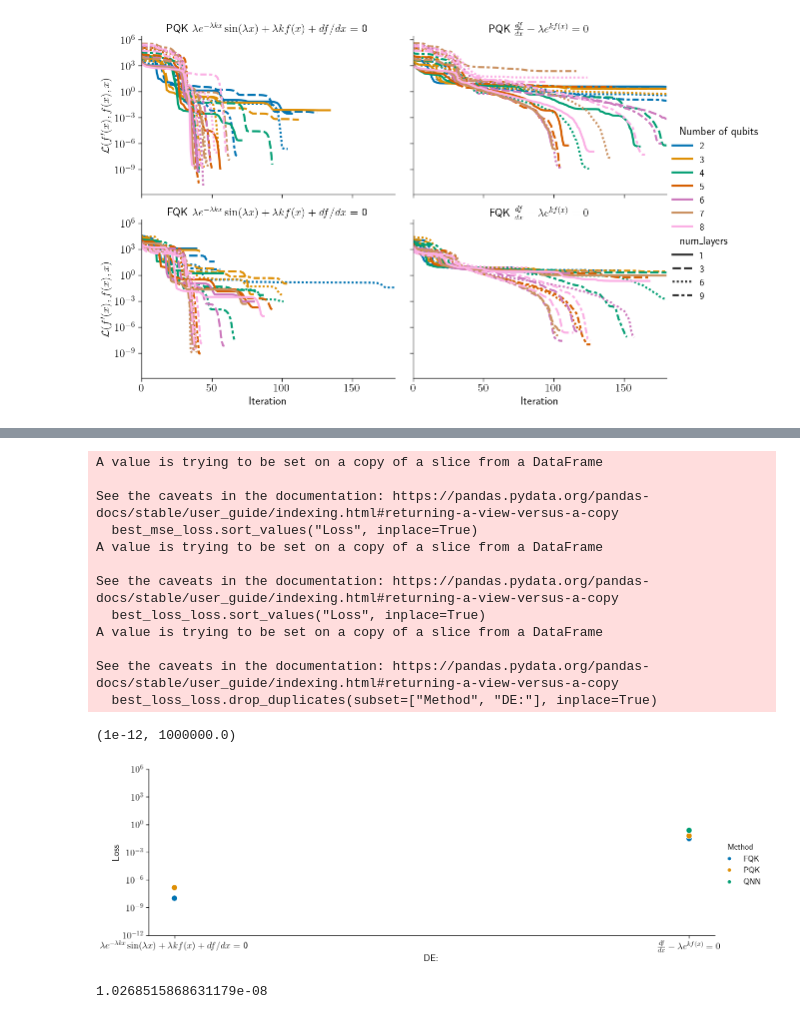
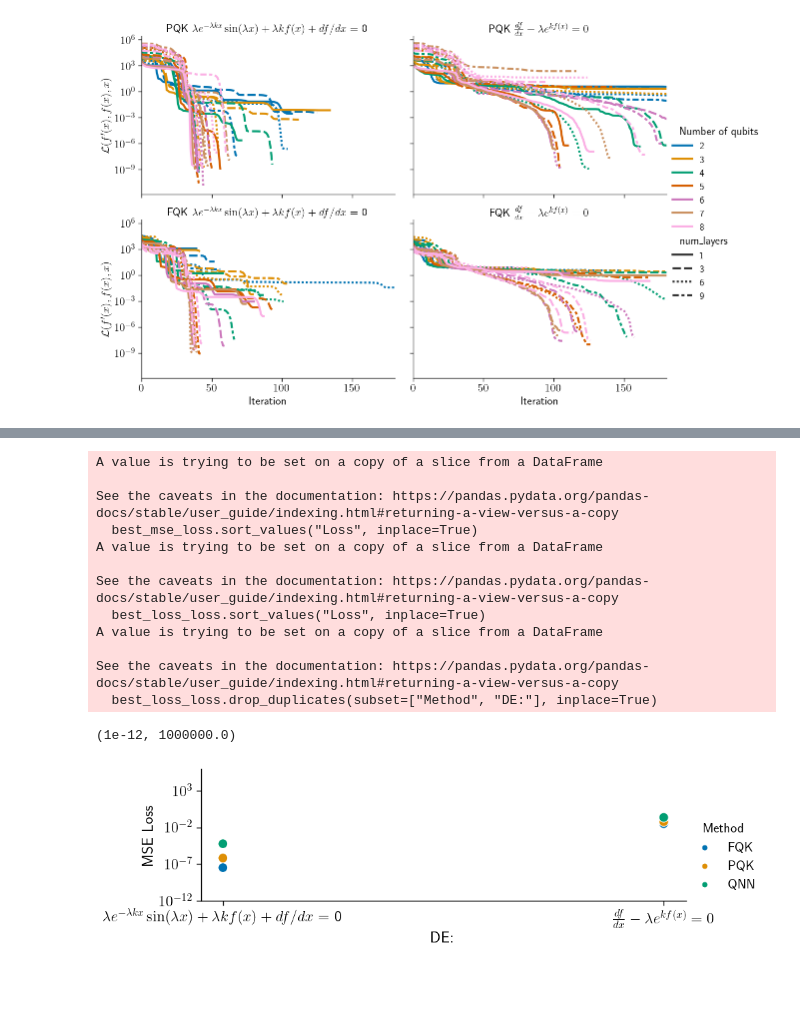
Before and after one commit to rupof/KernelDE, a Jupyter notebook: plotting_notebooks/local_plot_QNN_vs_QK.ipynb, the cells around one changed output, grey strips where cells are left out. Drawn from its saved outputs; the diff is of its cells as text; code cells hidden in the pictures; blank space fills up the shorter version.

```diff
--- a/plotting_notebooks/local_plot_QNN_vs_QK.ipynb
+++ b/plotting_notebooks/local_plot_QNN_vs_QK.ipynb
@@ -217,11 +224,12 @@ plt.xlim(0, 180)
 results_QNN = results[results["method"] == "QNN"]
 results_Kernels = results[results["method"] != "QNN"]
 
-results_QNN["min " + mse_history_str] = results_QNN.groupby(["method", "loss_name", "num_qubits", "num_layers", "lr", "boundary_handling"])["mse_history"].transform("min")
-results_QNN["min " + loss_history_str] = results_QNN.groupby(["method", "loss_name", "num_qubits", "num_layers", "lr", "boundary_handling"])["loss_history"].transform("min")
 
-results_Kernels["min " + mse_history_str] = results_Kernels.groupby(["method", "loss_name", "num_qubits", "num_layers",])["mse_history"].transform("min")
-results_Kernels["min " + loss_history_str] = results_Kernels.groupby(["method", "loss_name", "num_qubits", "num_layers",])["loss_history"].transform("min")
+results_QNN["min " + mse_history_str] = results_QNN.groupby(["method", "loss_name", "num_qubits", "num_layers", "lr", "boundary_handling"])["mse_history"].transform("last")
+results_QNN["min " + loss_history_str] = results_QNN.groupby(["method", "loss_name", "num_qubits", "num_layers", "lr", "boundary_handling"])["loss_history"].transform("last")
+
+results_Kernels["min " + mse_history_str] = results_Kernels.groupby(["method", "loss_name", "num_qubits", "num_layers",])["mse_history"].transform("last")
+results_Kernels["min " + loss_history_str] = results_Kernels.groupby(["method", "loss_name", "num_qubits", "num_layers",])["loss_history"].transform("last")
 
 
 
@@ -431,15 +455,15 @@ best_loss_loss = best_loss_loss[best_loss_loss["Type of Loss"] == loss_history_s
 best_loss_loss.sort_values("Loss", inplace=True)
 best_loss_loss.drop_duplicates(subset=["Method", "DE:"], inplace=True)
 
+best_mse_loss["MSE Loss"] = best_mse_loss["Loss"]
 
 
-
-g = sns.relplot(x="DE:", y="Loss",
+g = sns.relplot(x="DE:", y="MSE Loss",
                 data=best_mse_loss,
                 kind="scatter",
                 hue="Method",
                 hue_order=["FQK", "PQK", "QNN"],
-                height=5,  # Adjust the height as needed
+                height=3,  # Adjust the height as needed
                 aspect=3,
                 palette=palette,
                 s=100
@@ -450,38 +474,34 @@ g = sns.relplot(x="DE:", y="Loss",
 
 #plt.suptitle
 
 g.set_titles("{col_name} / {row_name}")
 g.set(yscale="log")
 
 
 #leg = g._legend
 
 plt.ylim(1e-12, 1e6)
 
 
 #leg.set_frame_on(True)
 
 #export with 400 dpi
 #plt.savefig("./DE_0_30_comparison.png", dpi=400)
 # %% [output]
 A value is trying to be set on a copy of a slice from a DataFrame
 
 See the caveats in the documentation: https://pandas.pydata.org/pandas-docs/stable/user_guide/indexing.html#returning-a-view-versus-a-copy
   best_mse_loss.sort_values("Loss", inplace=True)
 A value is trying to be set on a copy of a slice from a DataFrame
 
 See the caveats in the documentation: https://pandas.pydata.org/pandas-docs/stable/user_guide/indexing.html#returning-a-view-versus-a-copy
   best_loss_loss.sort_values("Loss", inplace=True)
 A value is trying to be set on a copy of a slice from a DataFrame
 
 See the caveats in the documentation: https://pandas.pydata.org/pandas-docs/stable/user_guide/indexing.html#returning-a-view-versus-a-copy
   best_loss_loss.drop_duplicates(subset=["Method", "DE:"], inplace=True)
 (1e-12, 1000000.0)
-[figure, old version]
+[figure, new version]
-# %%
-best_mse_loss["Loss"].loc[29]
-# %% [output]
-1.0268515868631179e-08
 # %%
 best_mse_loss
 # %% [output]
```
Also changed, not shown: parts of 10 cells of this notebook, 7 other files.
